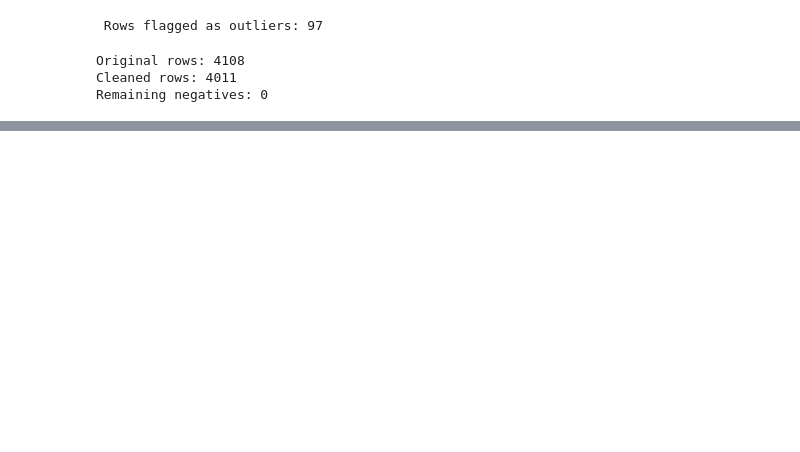
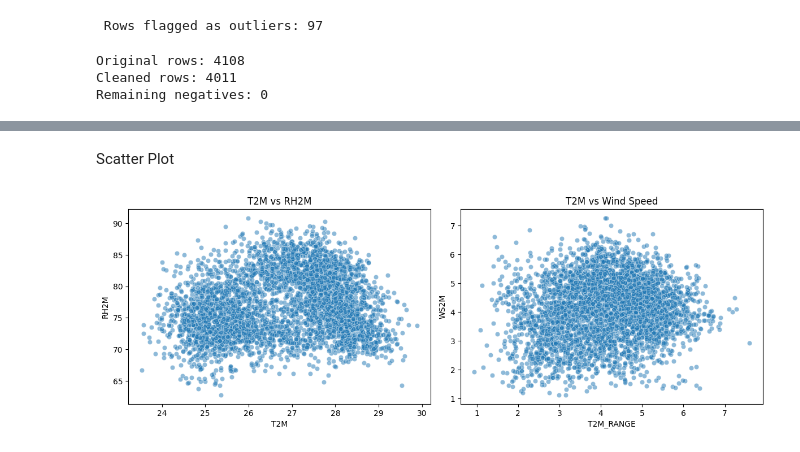
Before and after one commit to tibarekb/climate-challenge-week0, a Jupyter notebook: notebooks/tanzania_eda.ipynb, the cells around one changed output, grey strips where cells are left out. Drawn from its saved outputs; the diff is of its cells as text; code cells hidden in the pictures; blank space fills up the shorter version.

```diff
--- a/notebooks/tanzania_eda.ipynb
+++ b/notebooks/tanzania_eda.ipynb
@@ -197,0 +280,16 @@ plt.scatter(x='T2M', y='RH2M', data=df_clean, s='PRECTOTCORR')
+# %% [markdown]
+Scatter Plot
+# %%
+plt.figure(figsize=(12, 8))
+plt.subplot(2, 2, 1)
+sns.scatterplot(data=df_clean, x='T2M', y='RH2M', alpha=0.5)
+plt.title('T2M vs RH2M')
+
+plt.subplot(2, 2, 2)
+sns.scatterplot(data=df_clean, x='T2M_RANGE', y='WS2M', alpha=0.5)
+plt.title('T2M vs Wind Speed')
+
+plt.tight_layout()
+plt.show()
+# %% [output]
+[figure, added]
```
Also changed, not shown: parts of 67 cells of this notebook.
